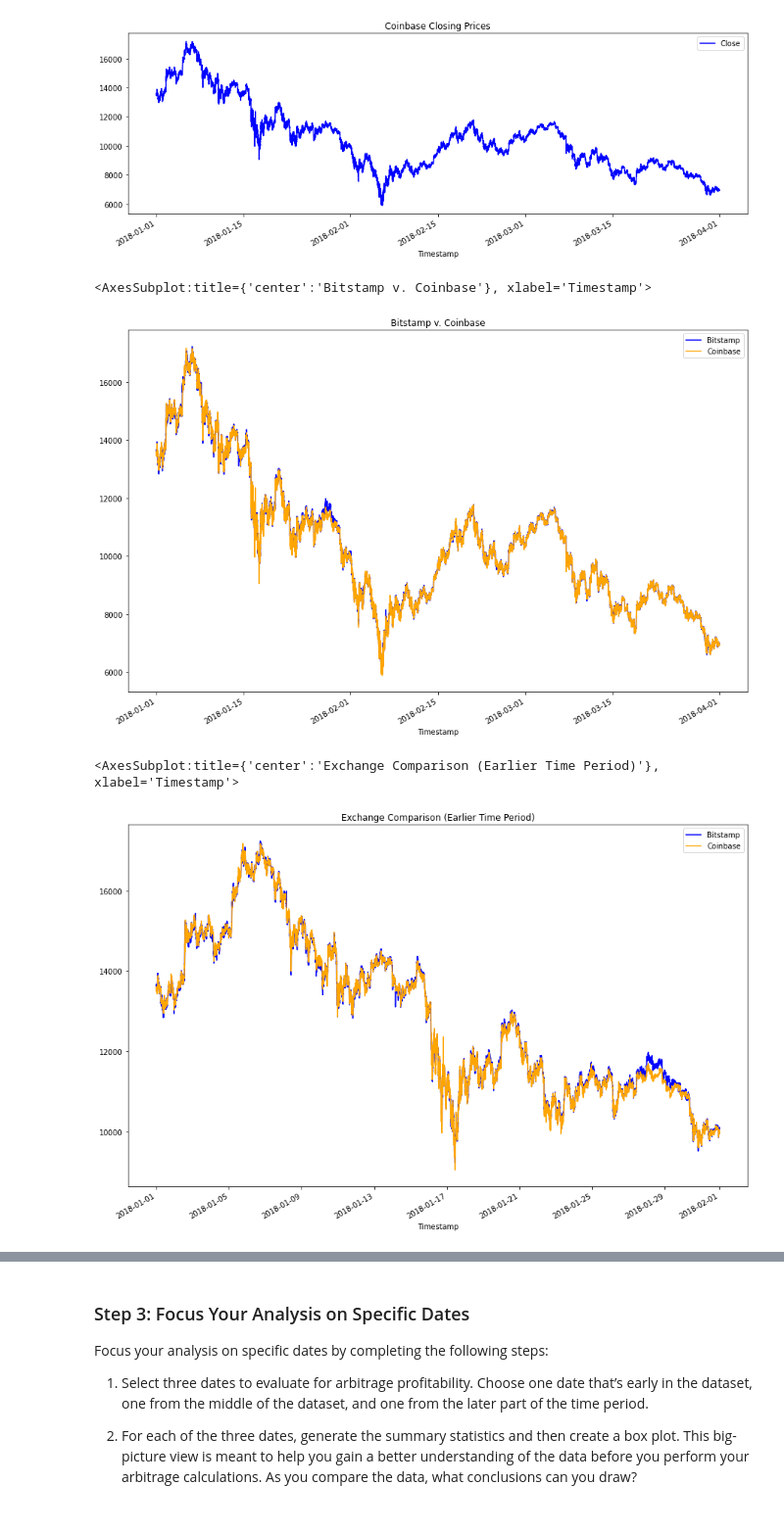
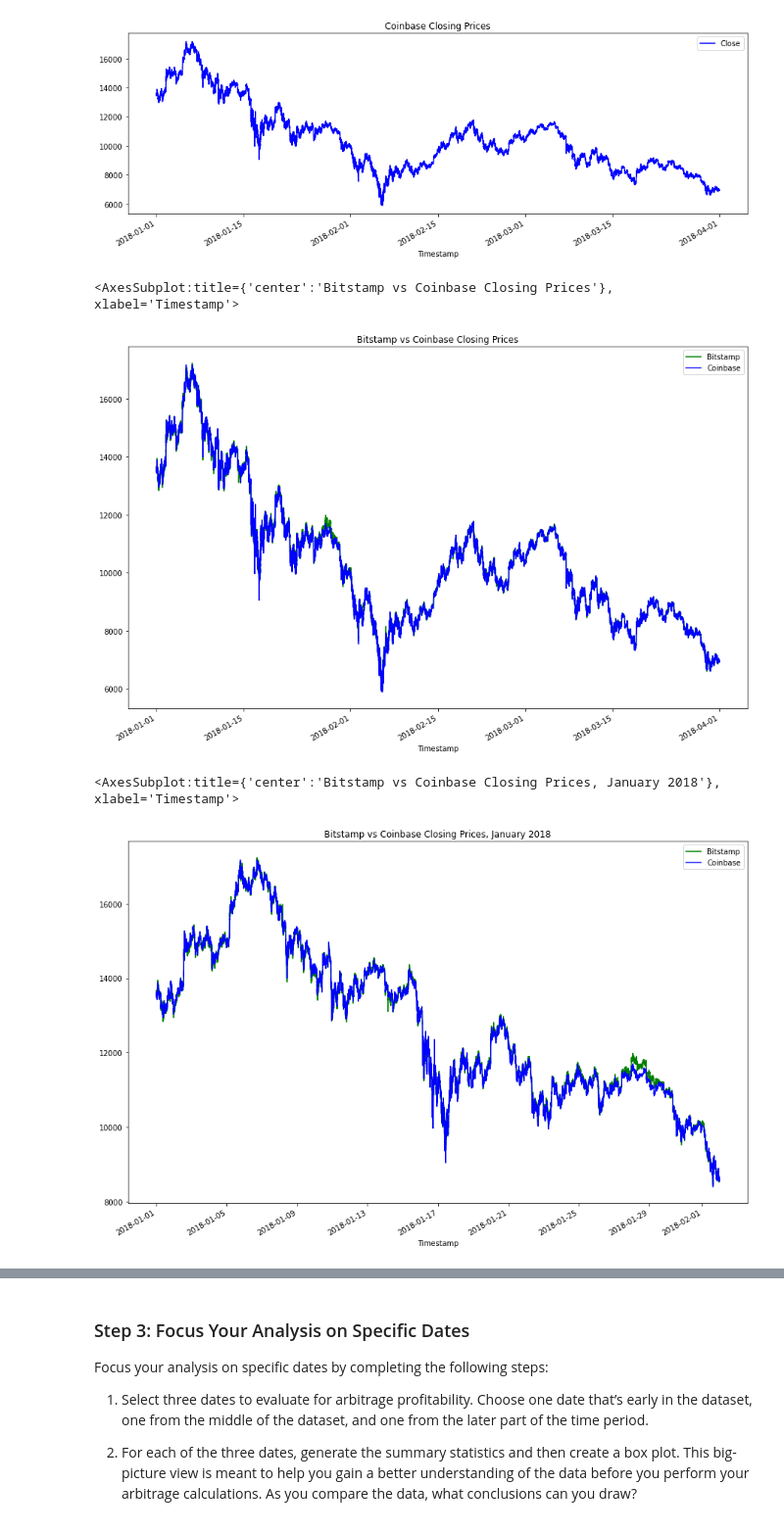
Before and after one commit to drewpagnotta/Challenge_3, a Jupyter notebook: crypto_arbitrage.ipynb, the cells around one changed output, grey strips where cells are left out. Shown: that part at 98% size. Saved outputs shown, nothing was run; the diff lists cells and outputs as text; code cells hidden in the pictures.

```diff
--- a/crypto_arbitrage.ipynb
+++ b/crypto_arbitrage.ipynb
@@ -177,8 +177,6 @@ coinbase_df.dropna()
 # %%
 # Coinbase Step 2: Use the str.replace function to remove the dollar sign, $
 
-# coinbase_df.loc[:, "Close"] = coinbase_df.loc[:, "Close"].str.replace("$", "")
+coinbase_df.loc[:, "Close"] = coinbase_df.loc[:, "Close"].replace("$", "")
 
-# coinbase_df.head()
-
-# For some reason, the coinbase DataFrame excluded the $ dollar sign, as you can see above. I commented out the code to replace the $ with nothing for credit.
+coinbase_df.head()
@@ -305,18 +311,22 @@ coinbase_sliced.plot(figsize=(15, 5), title="Coinbase Closing Prices", color="bl
 # Overlay the visualizations for the bitstamp and coinbase DataFrames in one plot
 # The plot should visualize the prices over the full lenth of the dataset
 # Be sure to include the parameters: legend, figure size, title, and color and label
-# YOUR CODE HERE
+
+bitstamp_sliced["Close"].plot(legend=True, figsize=(15, 10), title="Bitstamp vs Coinbase Closing Prices", color="green", label="Bitstamp")
+coinbase_sliced["Close"].plot(legend=True, figsize=(15, 10), color="blue", label="Coinbase")
 # %% [output]
-<AxesSubplot:title={'center':'Bitstamp v. Coinbase'}, xlabel='Timestamp'>
+<AxesSubplot:title={'center':'Bitstamp vs Coinbase Closing Prices'}, xlabel='Timestamp'>
-[figure, old version]
+[figure, new version]
 # %%
 # Using the loc and plot functions, create an overlay plot that visualizes
 # the price action of both DataFrames for a one month period early in the dataset
 # Be sure to include the parameters: legend, figure size, title, and color and label
-# YOUR CODE HERE
+
+bitstamp_sliced["Close"].loc['2018-01-01' : '2018-02-01'].plot(legend=True, figsize=(15, 10), title="Bitstamp vs Coinbase Closing Prices, January 2018", color="green", label="Bitstamp")
+coinbase_sliced["Close"].loc['2018-01-01' : '2018-02-01'].plot(legend=True, figsize=(15, 10), color="blue", label="Coinbase")
 # %% [output]
-<AxesSubplot:title={'center':'Exchange Comparison (Earlier Time Period)'}, xlabel='Timestamp'>
+<AxesSubplot:title={'center':'Bitstamp vs Coinbase Closing Prices, January 2018'}, xlabel='Timestamp'>
-[figure, old version]
+[figure, new version]
 # %%
 # Using the loc and plot functions, create an overlay plot that visualizes
 # the price action of both DataFrames for a one month period later in the dataset
```
Also changed, not shown: parts of 52 cells of this notebook.
